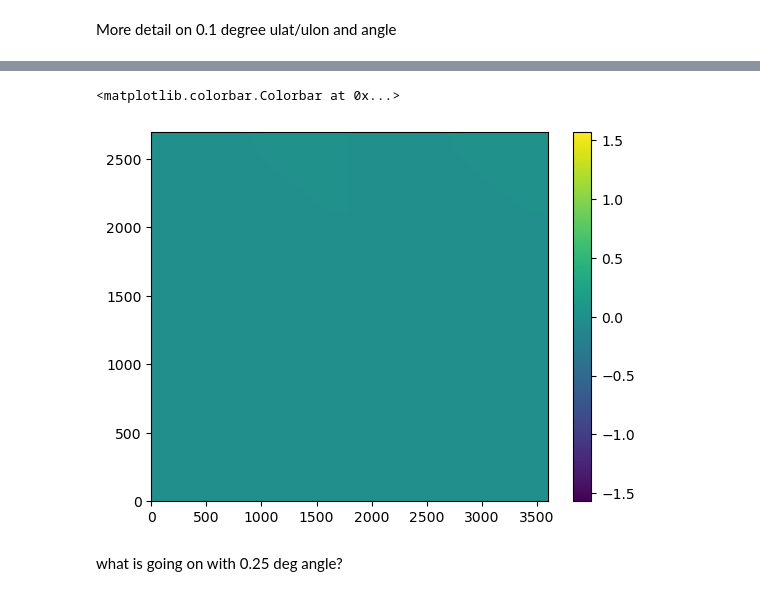
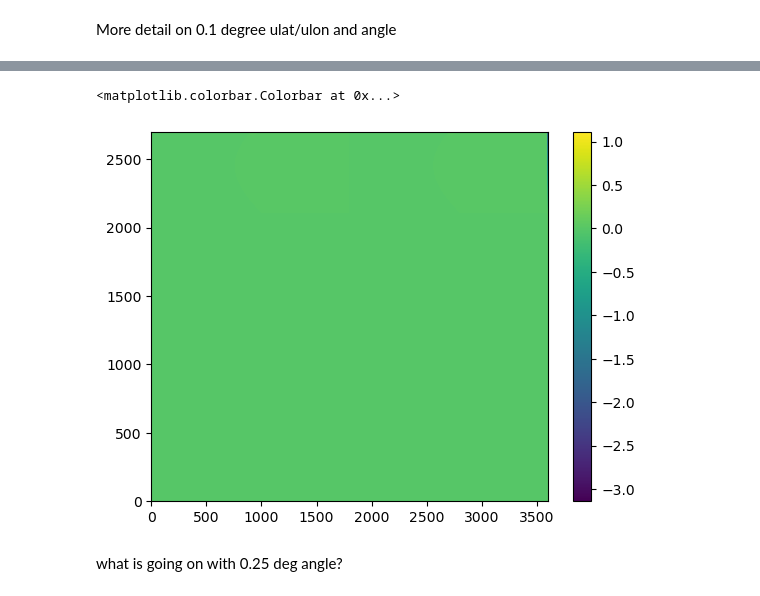
Before and after one commit to anton-seaice/sandbox, a Jupyter notebook: cice_grid_valiation.ipynb, the cells around one changed output, grey strips where cells are left out. Cells and saved outputs as stored; diff of their text form; code cells hidden in the pictures.

Commit message:
newer old grid files

```diff
--- a/cice_grid_valiation.ipynb
+++ b/cice_grid_valiation.ipynb
@@ -164,9 +106,9 @@ plt.colorbar()
 # %%
-plt.pcolor(new_cice_grid.angle[:-1,:-1].values-old_cice_grid.angle[1:,1:].values)
+plt.pcolor(new_cice_grid.angleT.values-old_cice_grid.angleT.values)
 plt.colorbar()
 # %% [output]
 <matplotlib.colorbar.Colorbar at 0x...>
-[figure, old version]
+[figure, new version]
 # %% [markdown]
 what is going on with 0.25 deg angle?
 # %%
```
Also changed, not shown: parts of 22 cells of this notebook.
